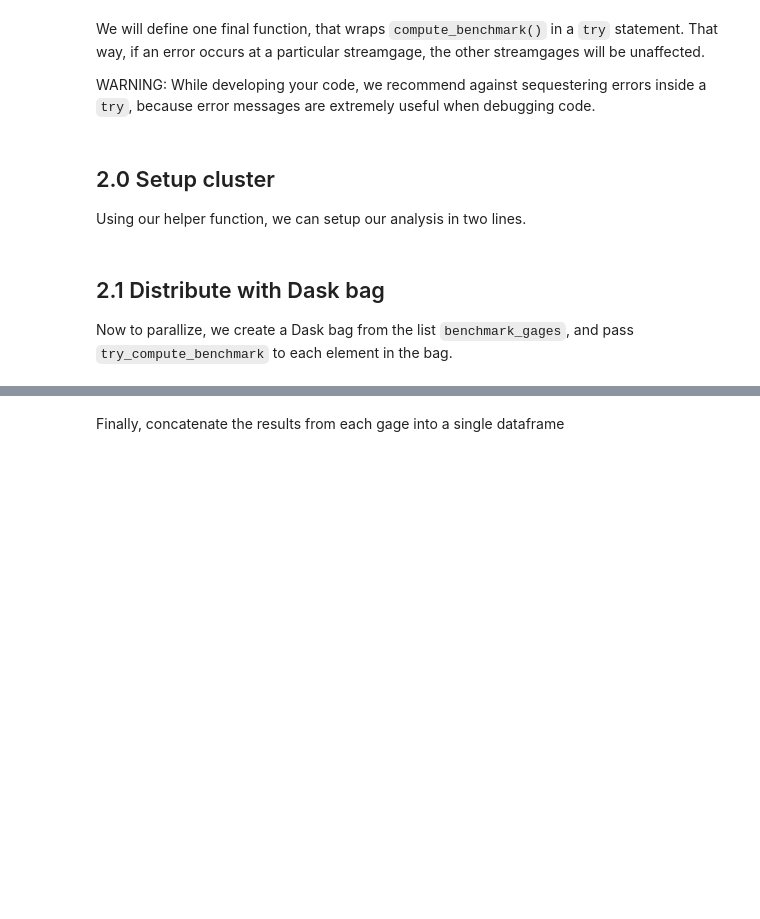
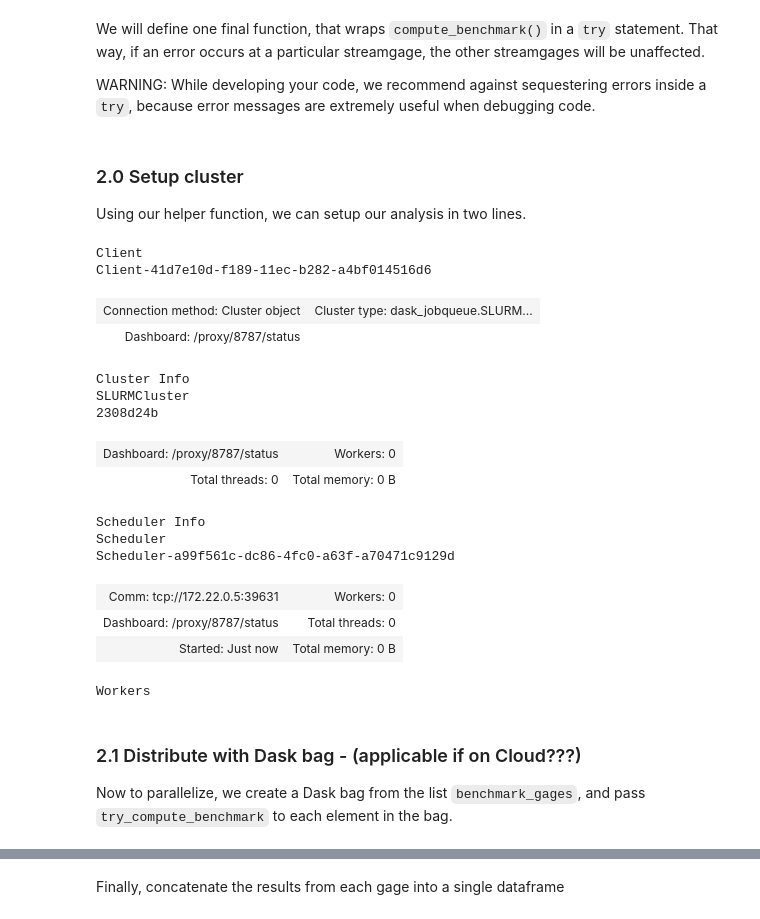
Before and after one commit to USGS-python/hytest-evaluation-workflows, a Jupyter notebook: gallery/streamflow/02_nwm_benchmark_analysis.ipynb, the cells around one changed output, grey strips where cells are left out. Saved outputs shown, nothing was run; the diff lists cells and outputs as text; code cells hidden in the pictures; blank space fills up the shorter version.

```diff
--- a/gallery/streamflow/02_nwm_benchmark_analysis.ipynb
+++ b/gallery/streamflow/02_nwm_benchmark_analysis.ipynb
@@ -81 +50,43 @@ def configure_cluster(resource):
+# %%
+def configure_cluster(resource):
+    ''' Helper function to configure cluster
+    '''
+    if resource == 'denali':
+        cluster = LocalCluster(threads_per_worker=1)
+        client = Client(cluster)
+
+    elif resource == 'tallgrass':
+        project = os.environ['SLURM_JOB_ACCOUNT']
+
+        cluster = SLURMCluster(processes=1,cores=1,
+            memory='10GB', interface='ib0',
+            project=project, walltime='01:00:00',
+            job_extra={'hint': 'multithread'})
+        cluster.scale(10)
+        client = Client(cluster)
+
+    elif resource == 'local':
+        import warnings
+        warnings.warn("Running locally can result in costly data transfers!\n")
+        n_cores = os.cpu_count() # set to match your machine
+        cluster = LocalCluster(threads_per_worker=n_cores)
+        client = Client(cluster)
+
+    elif resource in ['esip-qhub-gateway-v0.4']:
+        import sys
+        sys.path.append(os.path.join(os.environ['HOME'],'shared','users','lib'))
+        import ebdpy as ebd
+        ebd.set_credentials(profile='esip-qhub')
+
+        aws_profile = 'esip-qhub'
+        aws_region = 'us-west-2'
+        endpoint = f's3.{aws_region}.amazonaws.com'
+        ebd.set_credentials(profile=aws_profile, region=aws_region, endpoint=endpoint)
+        worker_max = 30
+        client,cluster = ebd.start_dask_cluster(profile=aws_profile, worker_max=worker_max,
+                                              region=aws_region, use_existing_cluster=True,
+                                              adaptive_scaling=False, wait_for_cluster=False,
+                                              worker_profile='Medium Worker', propagate_env=True)
+
+    return client, cluster
 # %% [markdown]
@@ -332,7 +434,7 @@ def try_compute_benchmark(gage_id):
     except:
         return None
 # %% [markdown]
-## 2.0 Setup cluster
+### 2.0 Setup cluster
 Using our helper function, we can setup our analysis in two lines.
 # %%
 client, cluster = configure_cluster(resource)
@@ -342,4 +444,23 @@ mod, obs = load_streamflow_data(resource)
+# %%
+client
+# %% [output]
+Client
+Client-41d7e10d-f189-11ec-b282-a4bf014516d6
+| Connection method: Cluster object | Cluster type: dask_jobqueue.SLURM... |
+| Dashboard: /proxy/8787/status |  |
+Cluster Info
+SLURMCluster
+2308d24b
+| Dashboard: /proxy/8787/status | Workers: 0 |
+| Total threads: 0 | Total memory: 0 B |
+Scheduler Info
+Scheduler
+Scheduler-a99f561c-dc86-4fc0-a63f-a70471c9129d
+| Comm: tcp://172.22.0.5:39631 | Workers: 0 |
+| Dashboard: /proxy/8787/status | Total threads: 0 |
+| Started: Just now | Total memory: 0 B |
+Workers
 # %% [markdown]
-## 2.1 Distribute with Dask bag
-Now to parallize, we create a Dask bag from the list `benchmark_gages`, and pass `try_compute_benchmark` to each element in the bag.
+### 2.1 Distribute with Dask bag - (applicable if on Cloud???)
+Now to parallelize, we create a Dask bag from the list `benchmark_gages`, and pass `try_compute_benchmark` to each element in the bag.
 # %%
```
Also changed, not shown: parts of 39 cells of this notebook.
